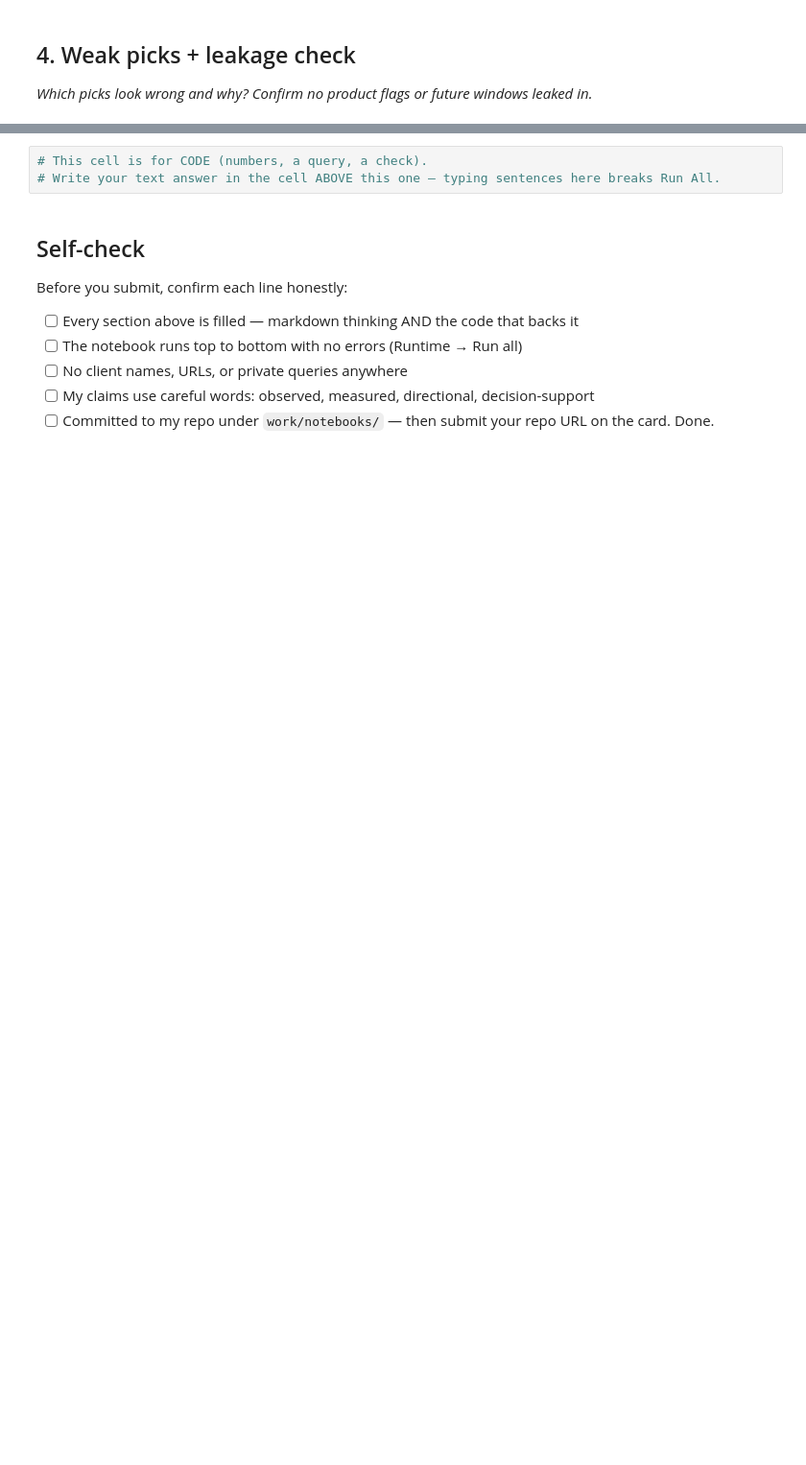
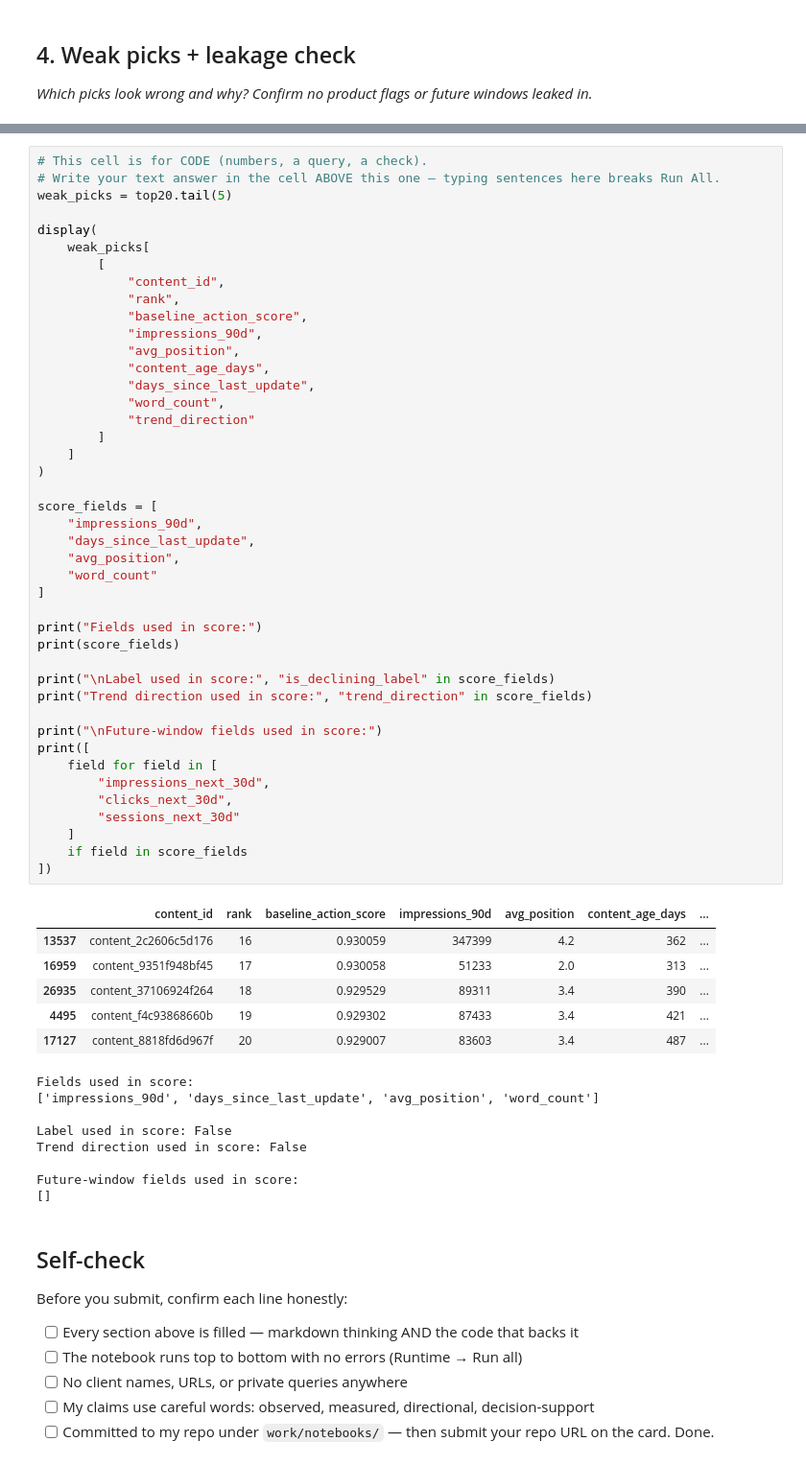
Before and after one commit to 24f2001824/ml-flyrank, a Jupyter notebook: work/notebooks/w04_baseline_score.ipynb, the cells around one changed output, grey strips where cells are left out. Shown at 96% size. Cells and saved outputs as stored; diff of their text form; blank space fills up the shorter version.

```diff
--- a/work/notebooks/w04_baseline_score.ipynb
+++ b/work/notebooks/w04_baseline_score.ipynb
@@ -34,6 +236,61 @@ This skeleton is yours to fill. Work the sections **in order** — each one has
 # %%
 # This cell is for CODE (numbers, a query, a check).
 # Write your text answer in the cell ABOVE this one — typing sentences here breaks Run All.
+weak_picks = top20.tail(5)
+
+display(
+    weak_picks[
+        [
+            "content_id",
+            "rank",
+            "baseline_action_score",
+            "impressions_90d",
+            "avg_position",
+            "content_age_days",
+            "days_since_last_update",
+            "word_count",
+            "trend_direction"
+        ]
+    ]
+)
+
+score_fields = [
+    "impressions_90d",
+    "days_since_last_update",
+    "avg_position",
+    "word_count"
+]
+
+print("Fields used in score:")
+print(score_fields)
+
+print("\nLabel used in score:", "is_declining_label" in score_fields)
+print("Trend direction used in score:", "trend_direction" in score_fields)
+
+print("\nFuture-window fields used in score:")
+print([
+    field for field in [
+        "impressions_next_30d",
+        "clicks_next_30d",
+        "sessions_next_30d"
+    ]
+    if field in score_fields
+])
+# %% [output]
+|  | content_id | rank | baseline_action_score | impressions_90d | avg_position | content_age_days | ... |
+| 13537 | content_2c2606c5d176 | 16 | 0.930059 | 347399 | 4.2 | 362 | ... |
+| 16959 | content_9351f948bf45 | 17 | 0.930058 | 51233 | 2.0 | 313 | ... |
+| 26935 | content_37106924f264 | 18 | 0.929529 | 89311 | 3.4 | 390 | ... |
+| 4495 | content_f4c93868660b | 19 | 0.929302 | 87433 | 3.4 | 421 | ... |
+| 17127 | content_8818fd6d967f | 20 | 0.929007 | 83603 | 3.4 | 487 | ... |
+Fields used in score:
+['impressions_90d', 'days_since_last_update', 'avg_position', 'word_count']
+
+Label used in score: False
+Trend direction used in score: False
+
+Future-window fields used in score:
+[]
 # %% [markdown]
 ## Self-check
 
```
Also changed, not shown: parts of 10 cells of this notebook.
